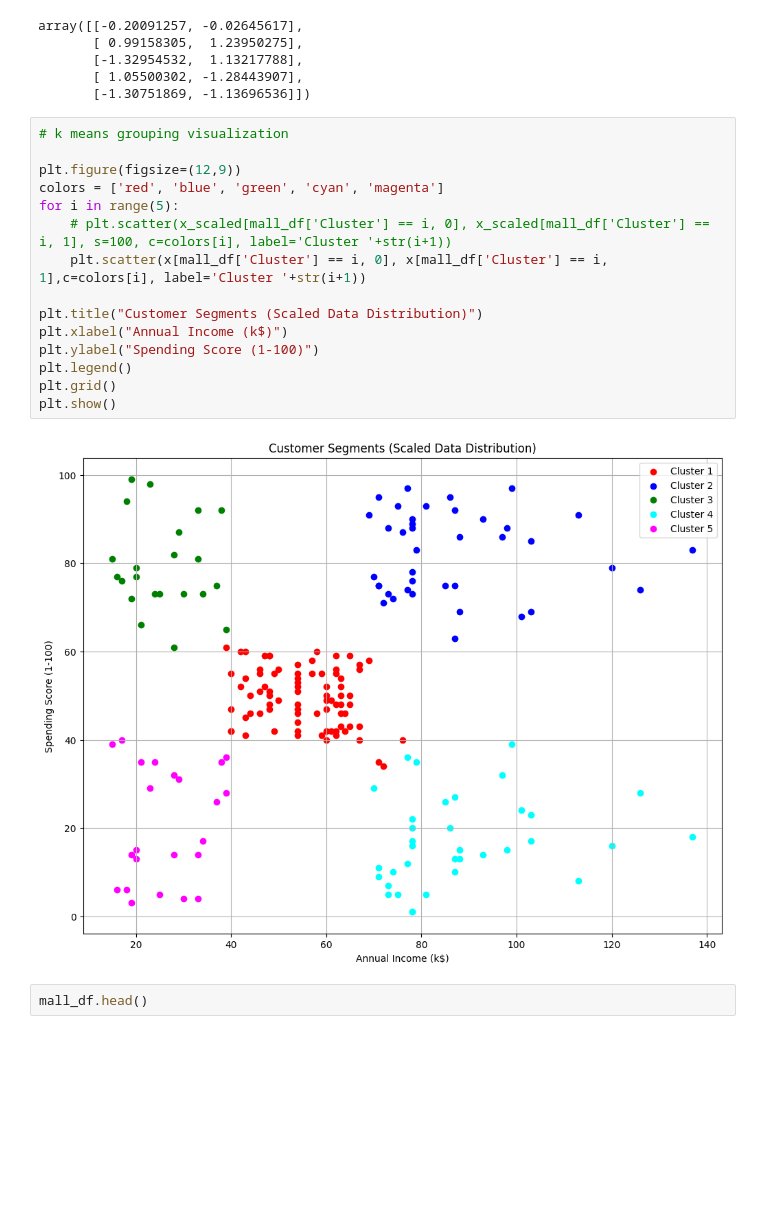
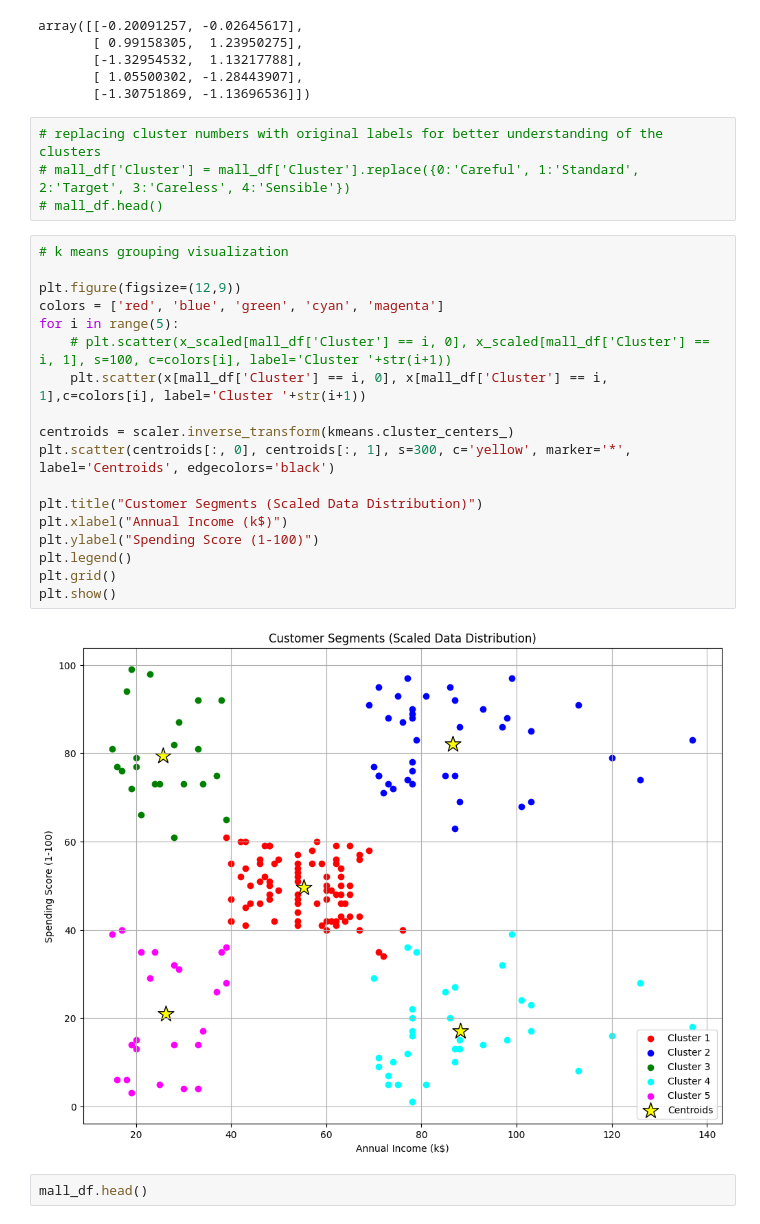
Before and after one commit to arina-tuladhar/DataScience-workshop, a Jupyter notebook: dayy13_Kmeans_clustering.ipynb, the cells around one changed output. Cells and saved outputs as stored; diff of their text form; blank space fills up the shorter version.

```diff
--- a/dayy13_Kmeans_clustering.ipynb
+++ b/dayy13_Kmeans_clustering.ipynb
@@ -85,23 +85,30 @@ array([[-0.20091257, -0.02645617],
        [-1.32954532,  1.13217788],
        [ 1.05500302, -1.28443907],
        [-1.30751869, -1.13696536]])
+# %%
+# replacing cluster numbers with original labels for better understanding of the clusters
+# mall_df['Cluster'] = mall_df['Cluster'].replace({0:'Careful', 1:'Standard', 2:'Target', 3:'Careless', 4:'Sensible'})
+# mall_df.head()
 # %%
 # k means grouping visualization
 
 plt.figure(figsize=(12,9))
 colors = ['red', 'blue', 'green', 'cyan', 'magenta']
 for i in range(5):
     # plt.scatter(x_scaled[mall_df['Cluster'] == i, 0], x_scaled[mall_df['Cluster'] == i, 1], s=100, c=colors[i], label='Cluster '+str(i+1))
     plt.scatter(x[mall_df['Cluster'] == i, 0], x[mall_df['Cluster'] == i, 1],c=colors[i], label='Cluster '+str(i+1))
 
+centroids = scaler.inverse_transform(kmeans.cluster_centers_)
+plt.scatter(centroids[:, 0], centroids[:, 1], s=300, c='yellow', marker='*', label='Centroids', edgecolors='black')
+
 plt.title("Customer Segments (Scaled Data Distribution)")
 plt.xlabel("Annual Income (k$)")
 plt.ylabel("Spending Score (1-100)")
 plt.legend()
 plt.grid()
 plt.show()
 # %% [output]
-[figure, old version]
+[figure, new version]
 # %%
 mall_df.head()
 # %% [output]
```
Also changed, not shown: 4 other files.
